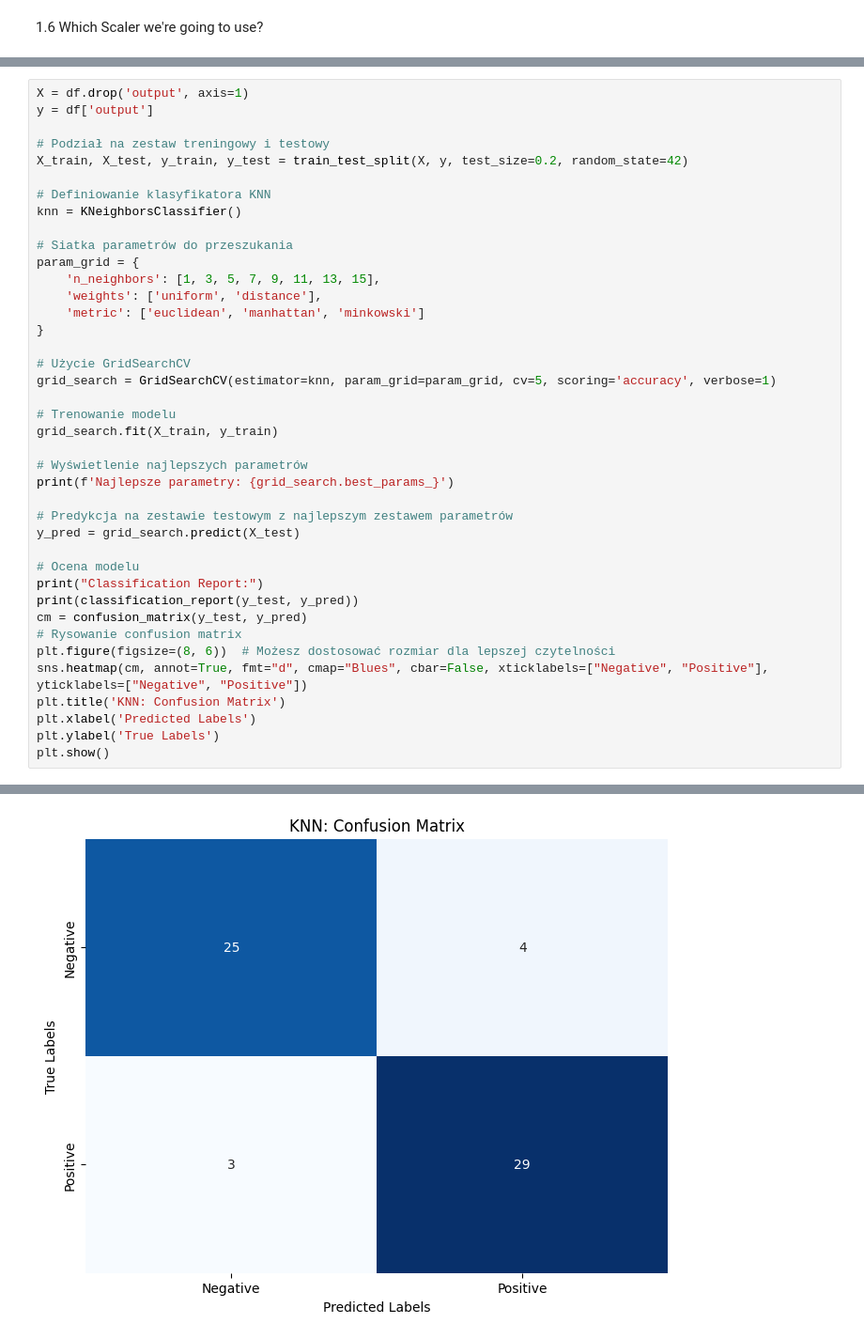
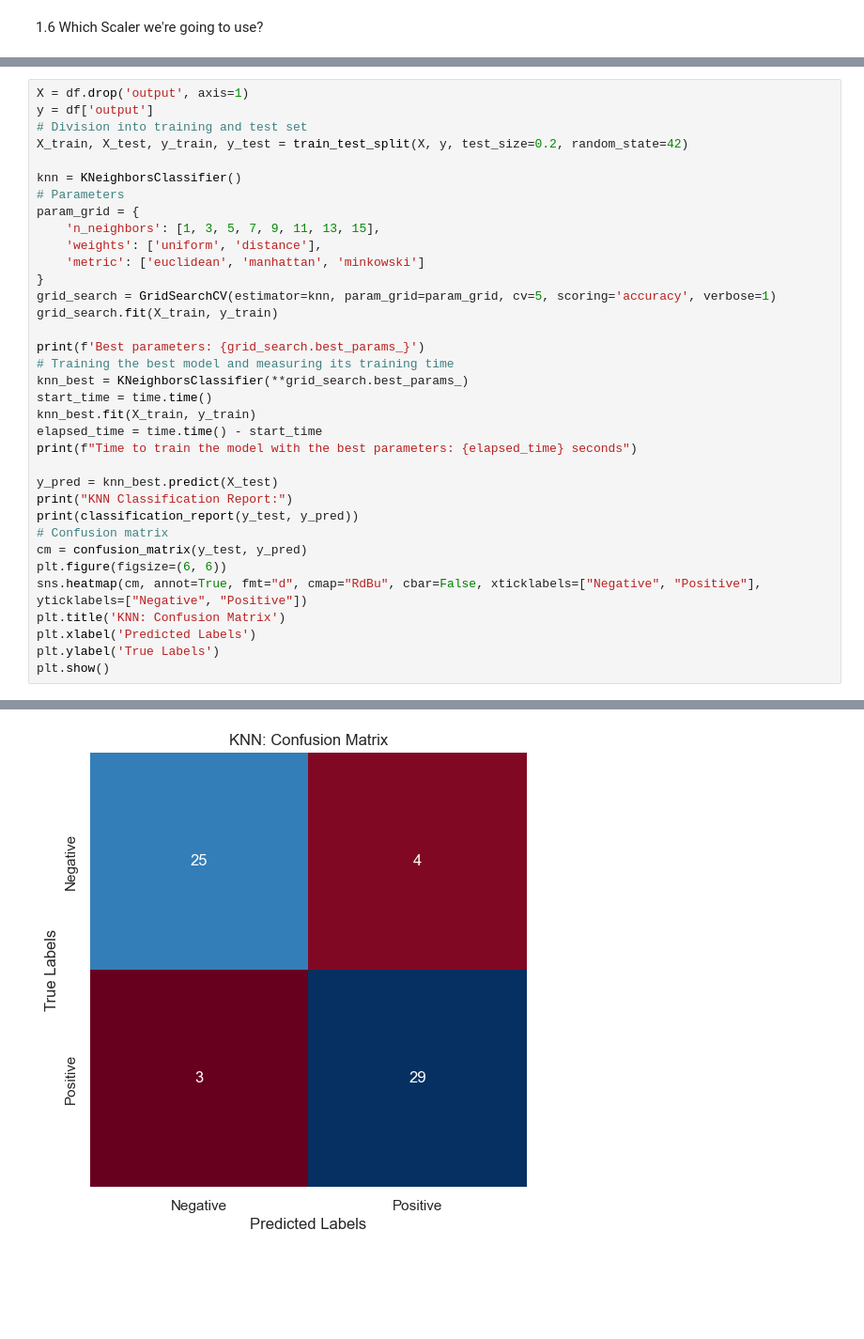
Before and after one commit to walachowska/Heart_Attack_Predictions, a Jupyter notebook: Heart_attack_prediction.ipynb, the cells around one changed output, grey strips where cells are left out. Shown at 94% size. Drawn from its saved outputs; the diff is of its cells as text; blank space fills up the shorter version.

```diff
--- a/Heart_attack_prediction.ipynb
+++ b/Heart_attack_prediction.ipynb
@@ -217,39 +230,34 @@ After RobustScaler normalization:
 # %%
 X = df.drop('output', axis=1)
 y = df['output']
-
-# Podział na zestaw treningowy i testowy
+# Division into training and test set
 X_train, X_test, y_train, y_test = train_test_split(X, y, test_size=0.2, random_state=42)
 
-# Definiowanie klasyfikatora KNN
 knn = KNeighborsClassifier()
-
-# Siatka parametrów do przeszukania
+# Parameters
 param_grid = {
     'n_neighbors': [1, 3, 5, 7, 9, 11, 13, 15],
     'weights': ['uniform', 'distance'],
     'metric': ['euclidean', 'manhattan', 'minkowski']
 }
-
-# Użycie GridSearchCV
 grid_search = GridSearchCV(estimator=knn, param_grid=param_grid, cv=5, scoring='accuracy', verbose=1)
-
-# Trenowanie modelu
 grid_search.fit(X_train, y_train)
 
-# Wyświetlenie najlepszych parametrów
-print(f'Najlepsze parametry: {grid_search.best_params_}')
+print(f'Best parameters: {grid_search.best_params_}')
+# Training the best model and measuring its training time
+knn_best = KNeighborsClassifier(**grid_search.best_params_)
+start_time = time.time()
+knn_best.fit(X_train, y_train)
+elapsed_time = time.time() - start_time
+print(f"Time to train the model with the best parameters: {elapsed_time} seconds")
 
-# Predykcja na zestawie testowym z najlepszym zestawem parametrów
-y_pred = grid_search.predict(X_test)
-
-# Ocena modelu
-print("Classification Report:")
+y_pred = knn_best.predict(X_test)
+print("KNN Classification Report:")
 print(classification_report(y_test, y_pred))
+# Confusion matrix
 cm = confusion_matrix(y_test, y_pred)
-# Rysowanie confusion matrix
-plt.figure(figsize=(8, 6))  # Możesz dostosować rozmiar dla lepszej czytelności
-sns.heatmap(cm, annot=True, fmt="d", cmap="Blues", cbar=False, xticklabels=["Negative", "Positive"], yticklabels=["Negative", "Positive"])
+plt.figure(figsize=(6, 6))
+sns.heatmap(cm, annot=True, fmt="d", cmap="RdBu", cbar=False, xticklabels=["Negative", "Positive"], yticklabels=["Negative", "Positive"])
 plt.title('KNN: Confusion Matrix')
 plt.xlabel('Predicted Labels')
 plt.ylabel('True Labels')
@@ -261,9 +270,9 @@ Classification Report:
               precision    recall  f1-score   support
 
            0       0.89      0.86      0.88        29
            1       0.88      0.91      0.89        32
 
     accuracy                           0.89        61
    macro avg       0.89      0.88      0.88        61
 weighted avg       0.89      0.89      0.89        61
-[figure, old version]
+[figure, new version]
```
Also changed, not shown: parts of 23 cells of this notebook, 1 other file.
